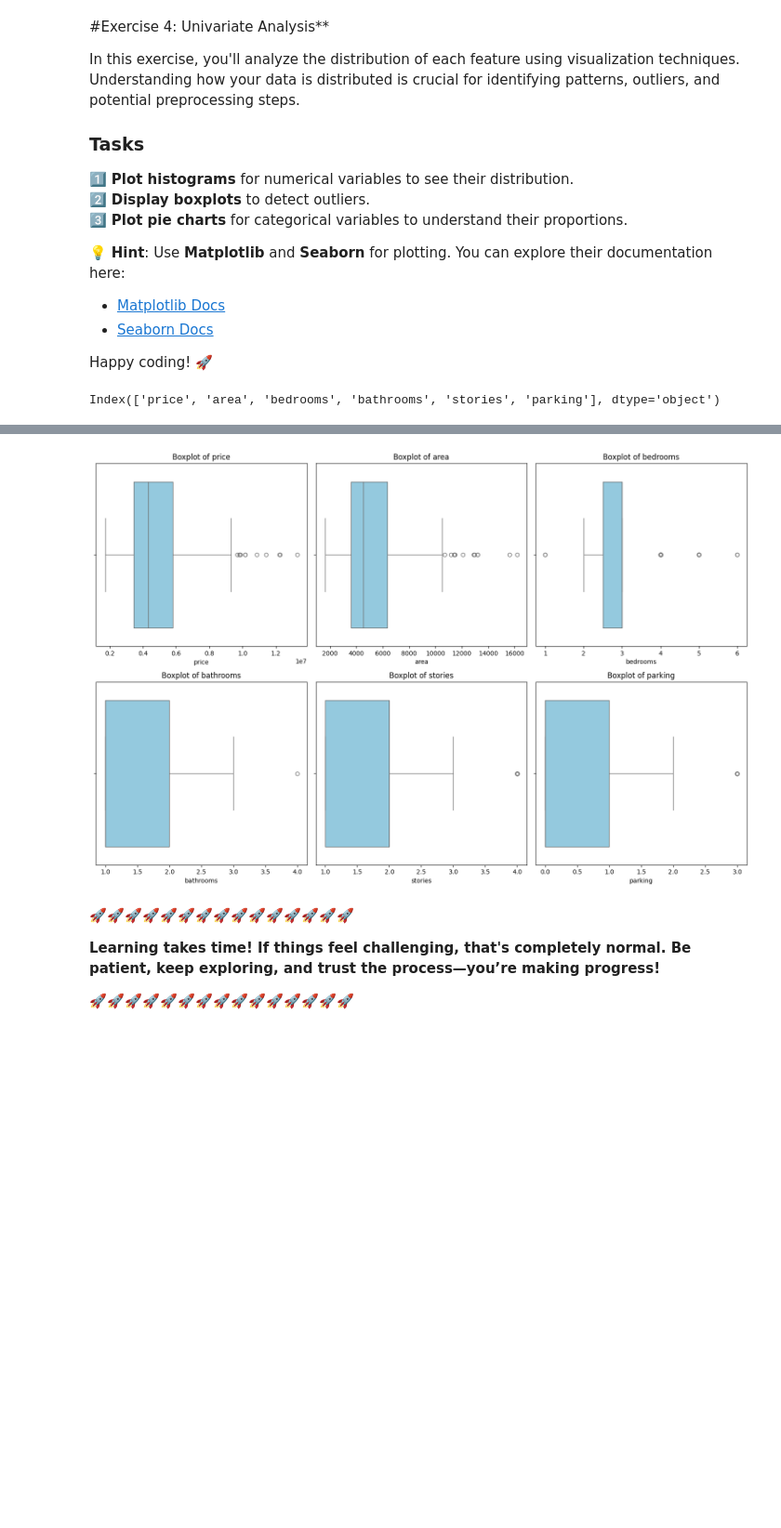
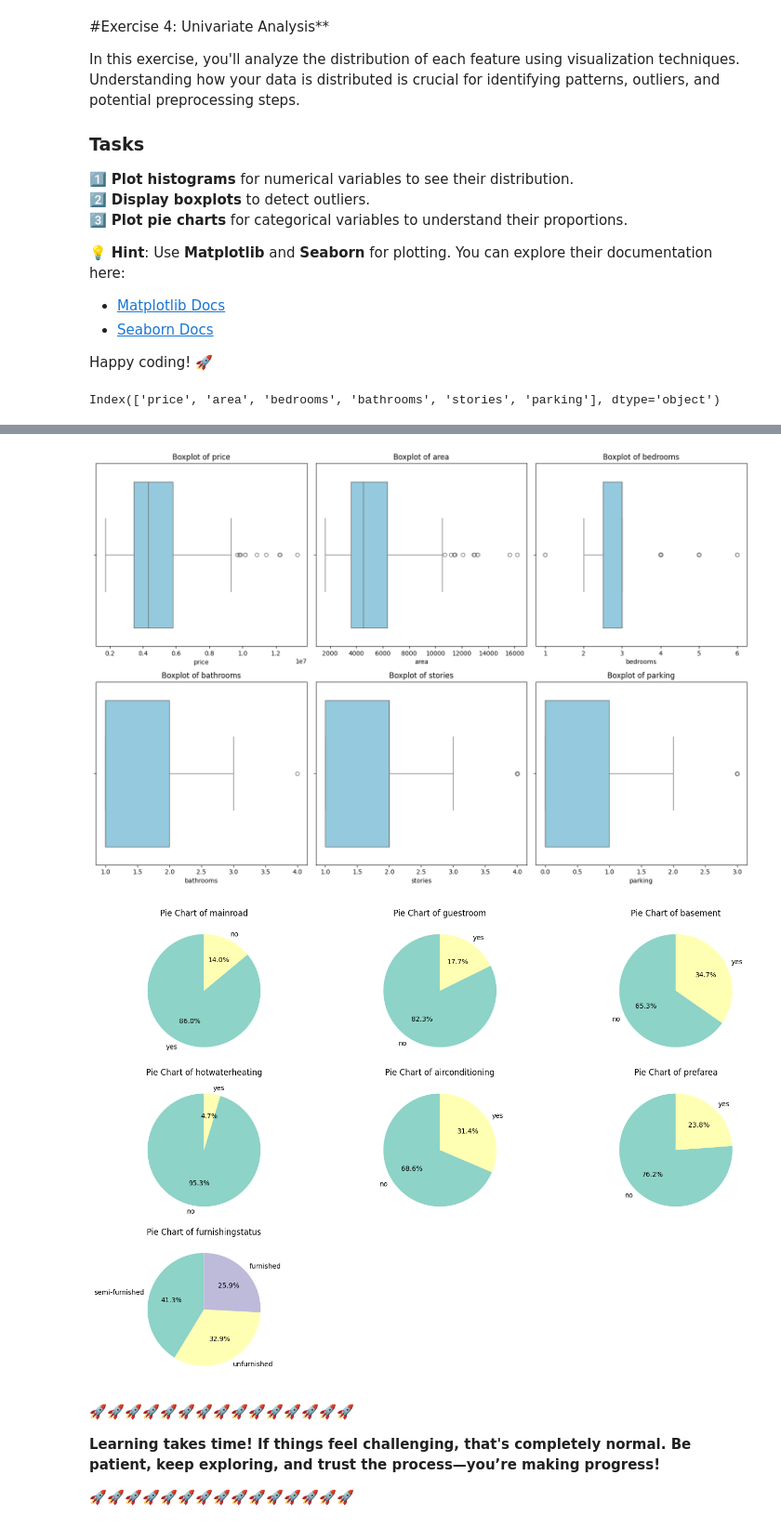
Before and after one commit to Joe-0009/Entry-Level-ML-Engineer-Bootcamp, a Jupyter notebook: week01/notebook.ipynb, the cells around one changed output, grey strips where cells are left out. Shown at 93% size. Drawn from its saved outputs; the diff is of its cells as text; code cells hidden in the pictures; blank space fills up the shorter version.

Commit message:
all plots

```diff
--- a/week01/notebook.ipynb
+++ b/week01/notebook.ipynb
@@ -453,37 +453,45 @@ import seaborn as sns
 import numpy as np
 
 df = pd.read_csv("Housing.csv")
 
 plt.figure(figsize=(15, 10))
 numerical_cols = df.select_dtypes(include=[np.number]).columns
 
 print( numerical_cols)
 for i, col in enumerate(numerical_cols):
     plt.subplot(2, 3, i+1)
     sns.histplot(df[col], kde=True)
     plt.title(f'Distribution of {col}')
 plt.tight_layout()
+plt.savefig("histplot")
 plt.show()
 
 plt.figure(figsize=(15, 10))
 for i, col in enumerate(numerical_cols):
     plt.subplot(2, 3, i+1)
     sns.boxplot(x = df[col], color='skyblue')
     plt.title(f'Boxplot of {col}')
 plt.tight_layout()
+plt.savefig("boxplot")
 plt.show()
 
+
 plt.figure(figsize=(15, 10))
-for i, col in enumerate(categorical_columns):
-    plt.subplot(2, 3, i+1)
-    sns.chart(x = df[col], color='skyblue')
-    plt.title(f'Boxplot of {col}')
+
+for i, col in enumerate(categorical_cols):
+    plt.subplot(3, 3, i+1)
+    df[col].value_counts().plot(kind='pie', autopct='%1.1f%%', colors=sns.color_palette("Set3", len(df[col].unique())), startangle=90)
+    plt.title(f'Pie Chart of {col}')
+    plt.ylabel('')
+
 plt.tight_layout()
+plt.savefig("piechartlot")
 plt.show()
 # %% [output]
 Index(['price', 'area', 'bedrooms', 'bathrooms', 'stories', 'parking'], dtype='object')
 [figure]
 [figure]
+[figure, added]
 # %% [markdown]
 🚀🚀🚀🚀🚀🚀🚀🚀🚀🚀🚀🚀🚀🚀🚀
 
```
Also changed, not shown: 3 other files.
